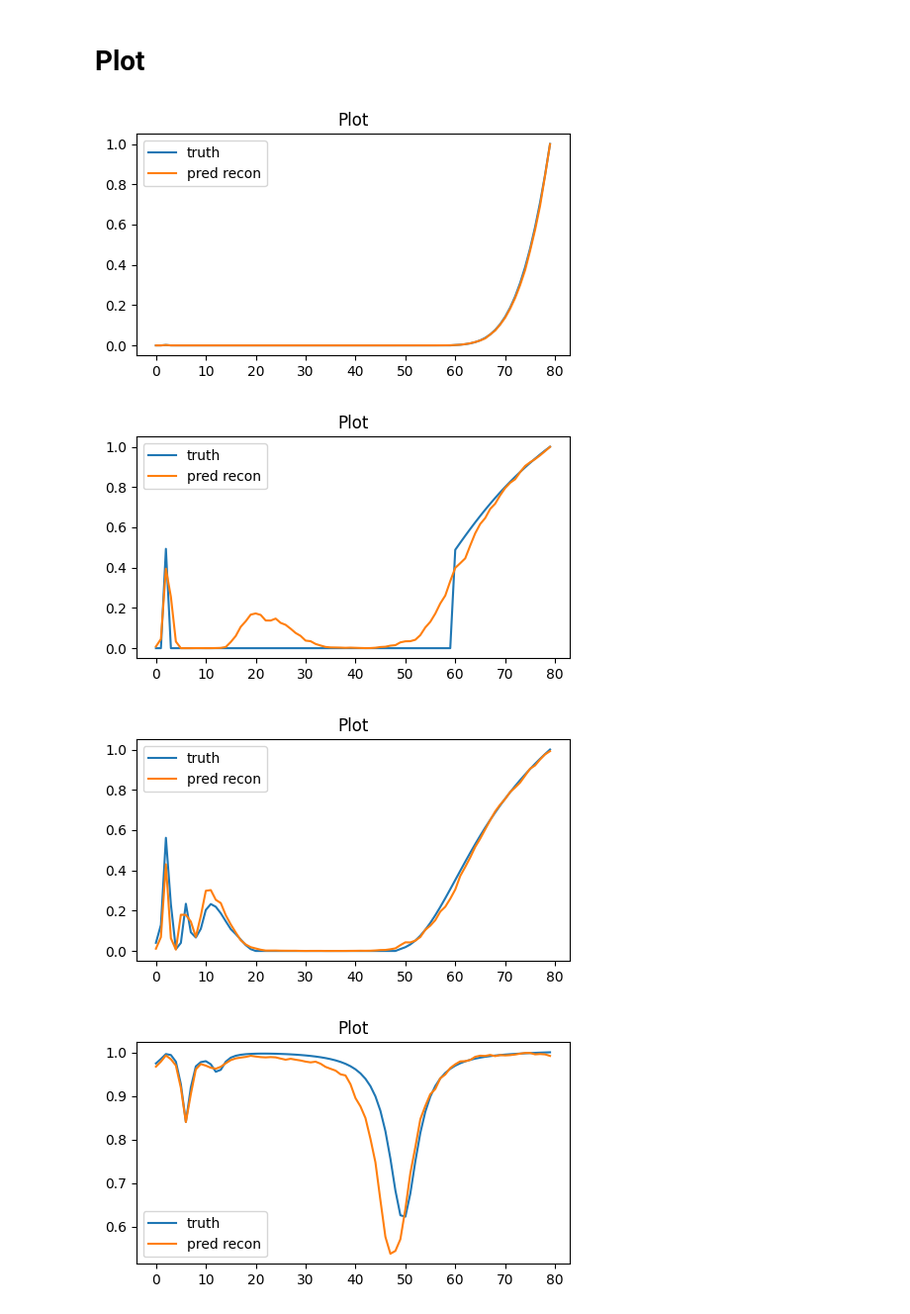
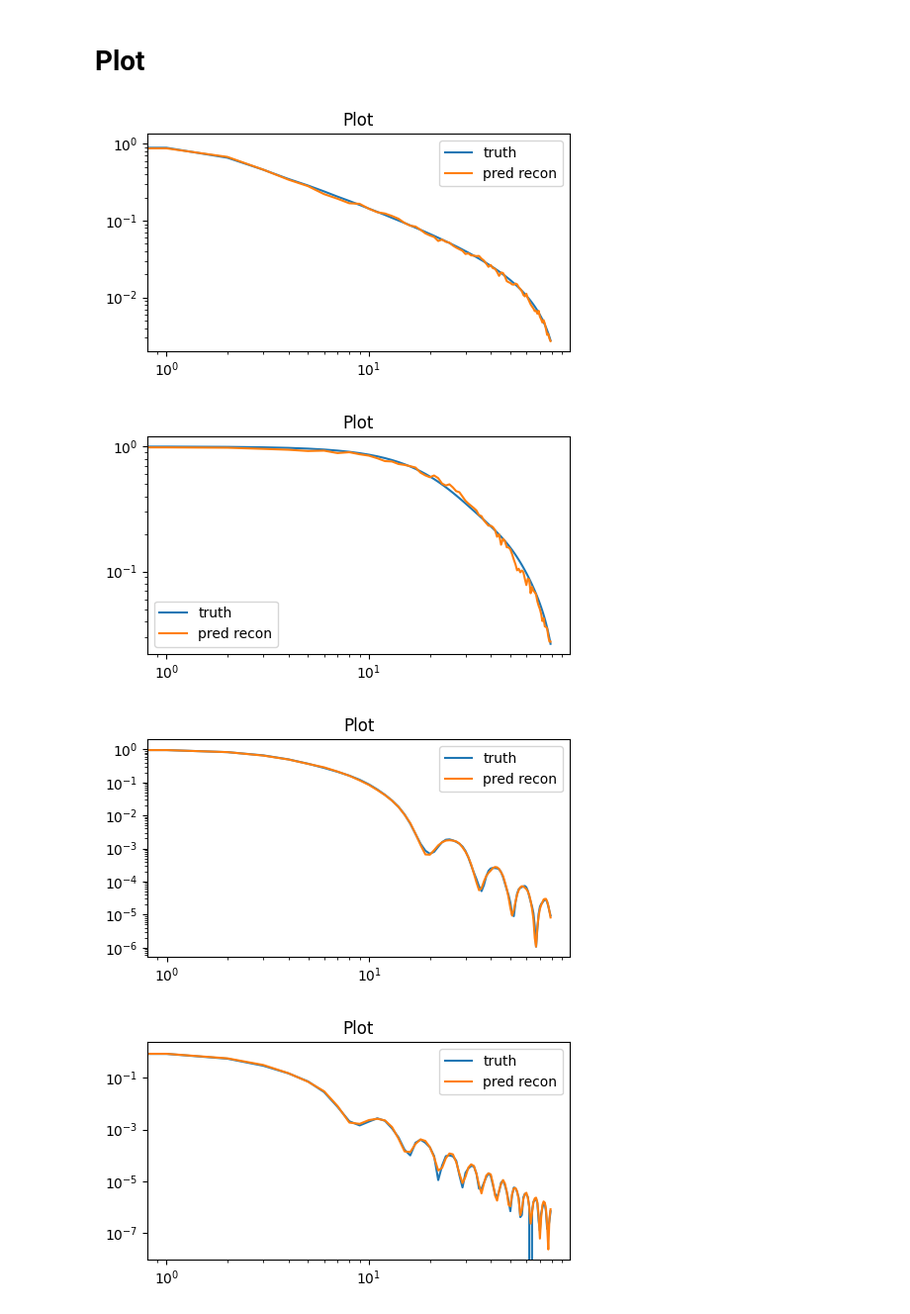
Before and after one commit to JulienRabault/AutoFill, a Jupyter notebook: plot_result_vae.ipynb, the cells around one changed output. Shown at 99% size. Drawn from its saved outputs; the diff is of its cells as text; code cells hidden in the pictures.

Commit message:
new model

```diff
--- a/plot_result_vae.ipynb
+++ b/plot_result_vae.ipynb
@@ -20,6 +20,6 @@ print(fichiers)
 # %%
-path_checkpoint = "lightning_logs/version_79610/checkpoints/epoch=16-step=548607.ckpt"
-path_config = "lightning_logs/version_79610/config_model.yaml"
+path_checkpoint = "lightning_logs/version_80536/checkpoints/epoch=76-step=402787.ckpt"
+path_config = "lightning_logs/version_80536/config_model.yaml"
 # %% [markdown]
 # Loading
 # %%
@@ -98,7 +98,7 @@ print("========================================")
 # %% [markdown]
 # Plot
 # %%
-def plot(idx_sample, tech="les"):
+def plot(idx_sample, tech="saxs"):
     one_sample = dataset[idx_sample]
 
     one_sample = {k:v.unsqueeze(0) if "data_" in k else v for k,v in one_sample.items()}
@@ -118,19 +118,19 @@ def plot(idx_sample, tech="les"):
 # %%
 plot(14)
 # %% [output]
-[figure, old version]
+[figure, new version]
 # %%
 plot(19)
 # %% [output]
-[figure, old version]
+[figure, new version]
 # %%
 plot(789)
 # %% [output]
-[figure, old version]
+[figure, new version]
 # %%
-plot(7897)
+plot(8000)
 # %% [output]
-[figure, old version]
+[figure, new version]
 # %%
 plot(4981)
 # %% [output]
```
Also changed, not shown: parts of 8 cells of this notebook, 8 other files.
